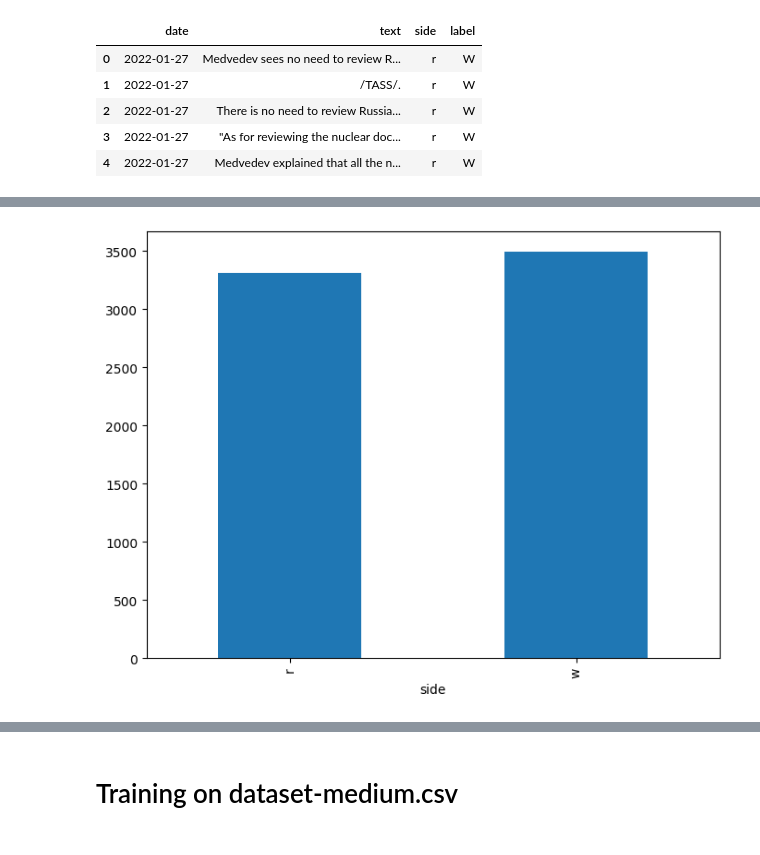
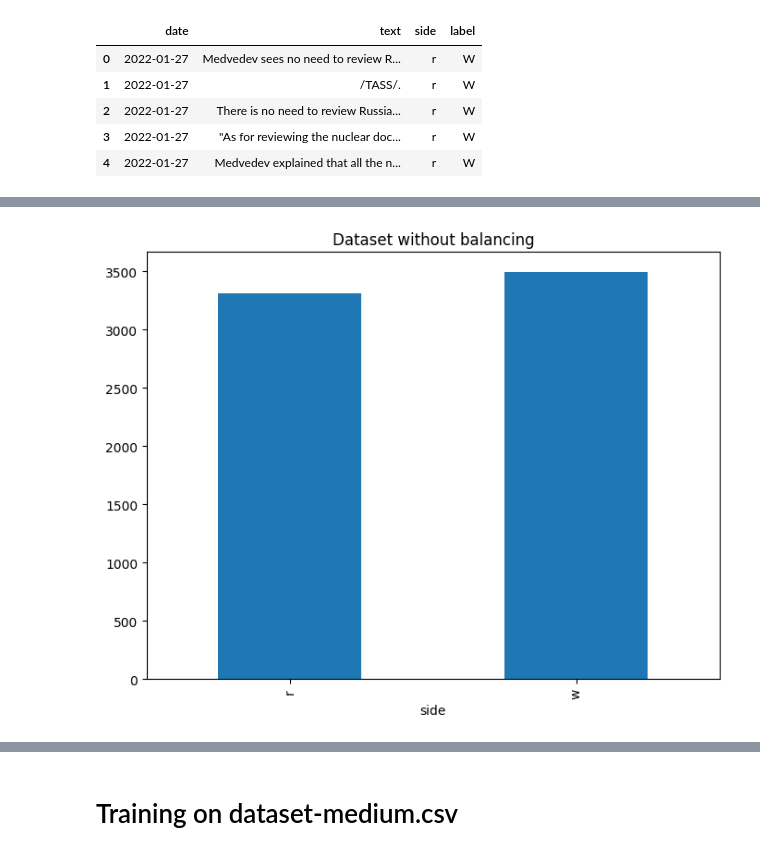
Before and after one commit to romansvintitskyy/russian-nuclear-threat-estimator, a Jupyter notebook: svm.ipynb, the cells around one changed output, grey strips where cells are left out. Saved outputs shown, nothing was run; the diff lists cells and outputs as text; code cells hidden in the pictures.

```diff
--- a/svm.ipynb
+++ b/svm.ipynb
@@ -30,6 +58,7 @@ plt.show()
 # %%
 fig = plt.figure(figsize=(8,6))
 df.groupby('side')['text'].count().plot.bar(ylim=0)
+plt.title("Dataset without balancing")
 plt.show()
 # %% [output]
-[figure, old version]
+[figure, new version]
```
Also changed, not shown: parts of 44 cells of this notebook.
